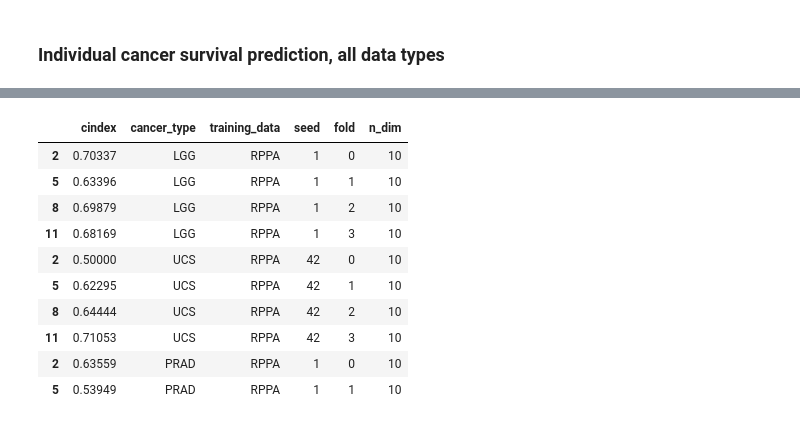
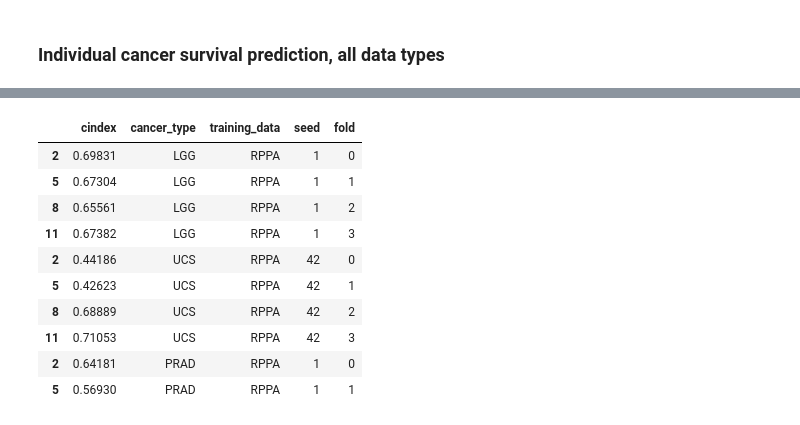
Before and after one commit to greenelab/mpmp, a Jupyter notebook: 06_predict_survival/plot_survival_pc_comparison.ipynb, the cells around one changed output, grey strips where cells are left out. Drawn from its saved outputs; the diff is of its cells as text; code cells hidden in the pictures.

```diff
--- a/06_predict_survival/plot_survival_pc_comparison.ipynb
+++ b/06_predict_survival/plot_survival_pc_comparison.ipynb
@@ -156,7 +184,7 @@ training_data_map = {
 # get baseline predictor results, using non-omics covariates only
 all_pancancer_df = []
 
-for n_dim in pcs_list:
+for n_dim in pancancer_pcs_list:
     # load results into a single dataframe
     all_pcs_dir = Path(all_pancancer_results_dir, 'results_{}_pca'.format(n_dim))
     all_results_df = su.load_survival_results(all_pcs_dir)
@@ -434 +358,9 @@ MESO          9.277099
 Name: cindex, dtype: float64
+# %%
+# get baseline predictor results, using non-omics covariates only
+me_baseline_df = su.load_survival_results(me_cancer_type_baseline_results_dir)
+me_baseline_df.rename(columns={'identifier': 'cancer_type',
+                               'fold_no': 'fold'}, inplace=True)
+print(me_baseline_df.shape)
+print(me_baseline_df.training_data.unique())
+me_baseline_df.head()
@@ -543,43 +430,40 @@ Text(0.5, 1.0, 'Well-predicted/total ratio vs. PC count')
+# %%
+# order to plot data types in
+training_data_map = {
+    'expression': 'gene expression',
+    'me_27k': '27k methylation',
+    'me_450k': '450k methylation',
+    'rppa': 'RPPA',
+    'mirna': 'microRNA',
+    'mut_sigs': 'mutational signatures',
+}
 # %%
 all_performance_df = []
 all_drop_cancer_types = set()
 
-for n_dim in pcs_list:
-    # load results into a single dataframe
-    all_pcs_dir = Path(all_cancer_type_results_dir, 'results_{}_pca'.format(n_dim))
-    all_results_df = su.load_survival_results(all_pcs_dir)
-    all_results_df.rename(columns={'identifier': 'cancer_type',
-                                  'fold_no': 'fold'}, inplace=True)
+all_pcs_dir = Path(all_cancer_type_results_dir, 'results_{}_pca'.format(cancer_type_n_pcs))
+all_results_df = su.load_survival_results(all_pcs_dir)
+all_results_df.rename(columns={'identifier': 'cancer_type',
+                              'fold_no': 'fold'}, inplace=True)
 
-    all_count_df = (all_results_df[all_results_df.data_type == 'test']
-        .groupby(['cancer_type', 'training_data'])
-        .count()
-    )
-    problem_df = all_count_df[all_count_df['cindex'] != 16].copy()
-    drop_cancer_types = problem_df.index.get_level_values(0).unique().values
+all_performance_df = all_results_df[
+    (all_results_df.data_type == 'test') &
+    (all_results_df.signal == 'signal')
+].copy()
+all_performance_df.drop(columns=['data_type', 'signal'], inplace=True)
+all_performance_df.training_data.replace(to_replace=training_data_map, inplace=True)
 
-    all_all_results_df = all_results_df[
-        (all_results_df.data_type == 'test') &
-        (all_results_df.signal == 'signal')
-    ].copy()
-    all_all_results_df.drop(columns=['data_type', 'signal'], inplace=True)
-
-    all_all_results_df['n_dim'] = n_dim
-    all_performance_df.append(all_all_results_df)
-
-all_performance_df = pd.concat(all_performance_df)
-all_performance_df.training_data.replace(to_replace=training_data_map, inplace=True)
 all_performance_df.head(10)
 # %% [output]
-|  | cindex | cancer_type | training_data | seed | fold | n_dim |
-| 2 | 0.70337 | LGG | RPPA | 1 | 0 | 10 |
-| 5 | 0.63396 | LGG | RPPA | 1 | 1 | 10 |
-| 8 | 0.69879 | LGG | RPPA | 1 | 2 | 10 |
-| 11 | 0.68169 | LGG | RPPA | 1 | 3 | 10 |
-| 2 | 0.50000 | UCS | RPPA | 42 | 0 | 10 |
-| 5 | 0.62295 | UCS | RPPA | 42 | 1 | 10 |
-| 8 | 0.64444 | UCS | RPPA | 42 | 2 | 10 |
-| 11 | 0.71053 | UCS | RPPA | 42 | 3 | 10 |
-| 2 | 0.63559 | PRAD | RPPA | 1 | 0 | 10 |
-| 5 | 0.53949 | PRAD | RPPA | 1 | 1 | 10 |
+|  | cindex | cancer_type | training_data | seed | fold |
+| 2 | 0.69831 | LGG | RPPA | 1 | 0 |
+| 5 | 0.67304 | LGG | RPPA | 1 | 1 |
+| 8 | 0.65561 | LGG | RPPA | 1 | 2 |
+| 11 | 0.67382 | LGG | RPPA | 1 | 3 |
+| 2 | 0.44186 | UCS | RPPA | 42 | 0 |
+| 5 | 0.42623 | UCS | RPPA | 42 | 1 |
+| 8 | 0.68889 | UCS | RPPA | 42 | 2 |
+| 11 | 0.71053 | UCS | RPPA | 42 | 3 |
+| 2 | 0.64181 | PRAD | RPPA | 1 | 0 |
+| 5 | 0.56930 | PRAD | RPPA | 1 | 1 |
 # %%
```
Also changed, not shown: parts of 27 cells of this notebook.
